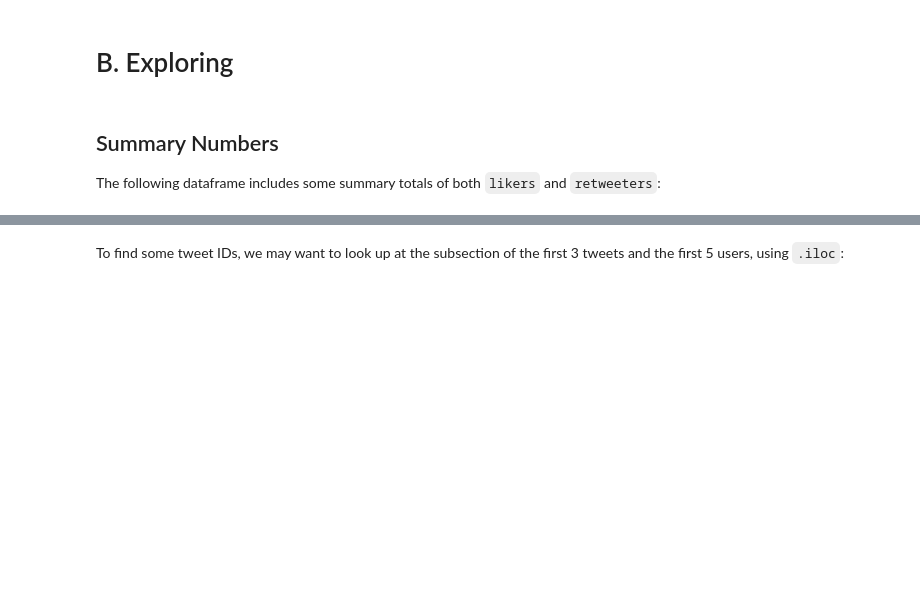
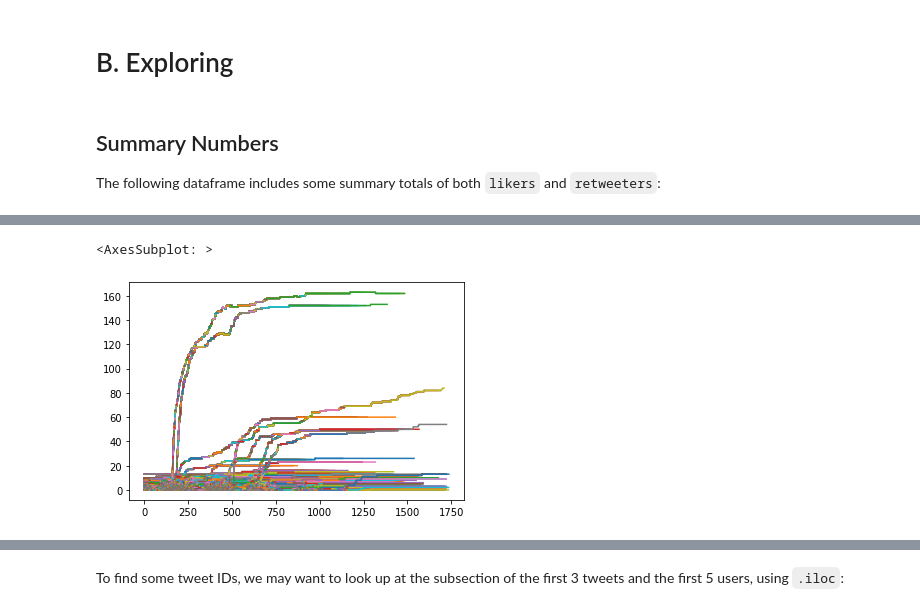
Before and after one commit to humanplayer2/get-twitter-likers-data, a Jupyter notebook: data-processing/data-inspection.ipynb, the cells around one changed output, grey strips where cells are left out. Saved outputs shown, nothing was run; the diff lists cells and outputs as text; code cells hidden in the pictures; blank space fills up the shorter version.

Commit message:
ipynb: added timeseries, changed completion measure to use max_likes/max_retweets

```diff
--- a/data-processing/data-inspection.ipynb
+++ b/data-processing/data-inspection.ipynb
@@ -48,6 +51,8 @@ finalharvest_l = pd.read_pickle(os.path.join(my_pull,'likers_final_harvest_compl
 finalharvest_r = pd.read_pickle(os.path.join(my_pull,'retweeters_final_harvest_complete.pkl'))
 finalharvest_l.index.names = ['tweet']
 finalharvest_r.index.names = ['tweet']
+timeseries_likes = pd.read_pickle(os.path.join(my_pull,'timeseries_likes.pkl'))
+timeseries_retweets = pd.read_pickle(os.path.join(my_pull,'timeseries_retweets.pkl'))
 # %% [markdown]
 # B. Exploring
 # %% [markdown]
@@ -65,0 +80,3 @@ totals
+# %%
+likes_transposed = timeseries_likes.T
+retweets_transposed = timeseries_retweets.T
@@ -65,0 +92,9 @@ totals
+# %%
+# All tweets:
+retweets_transposed.plot.line(legend=False)
+#
+# Subset only:
+# retweets_transposed.iloc[:,0:20].plot.line(legend=False)
+# %% [output]
+<AxesSubplot: >
+[figure, added]
```
Also changed, not shown: parts of 41 cells of this notebook.
